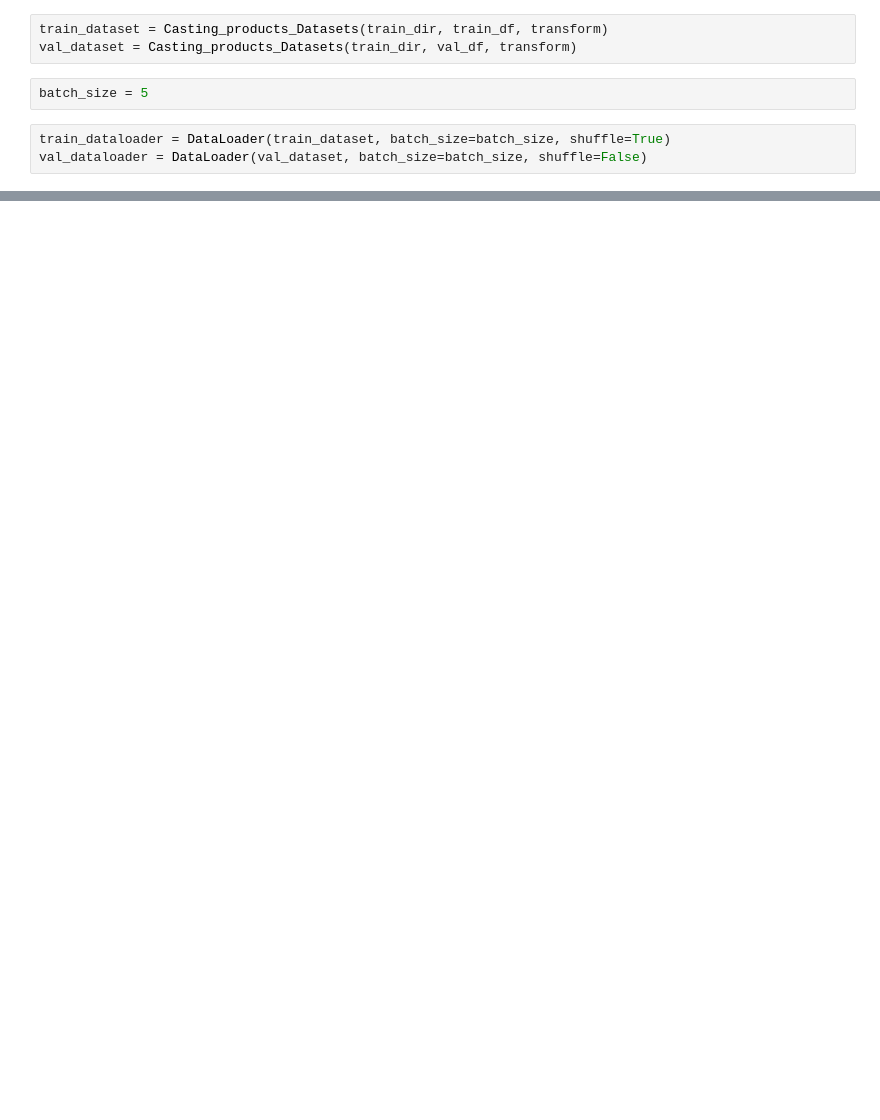
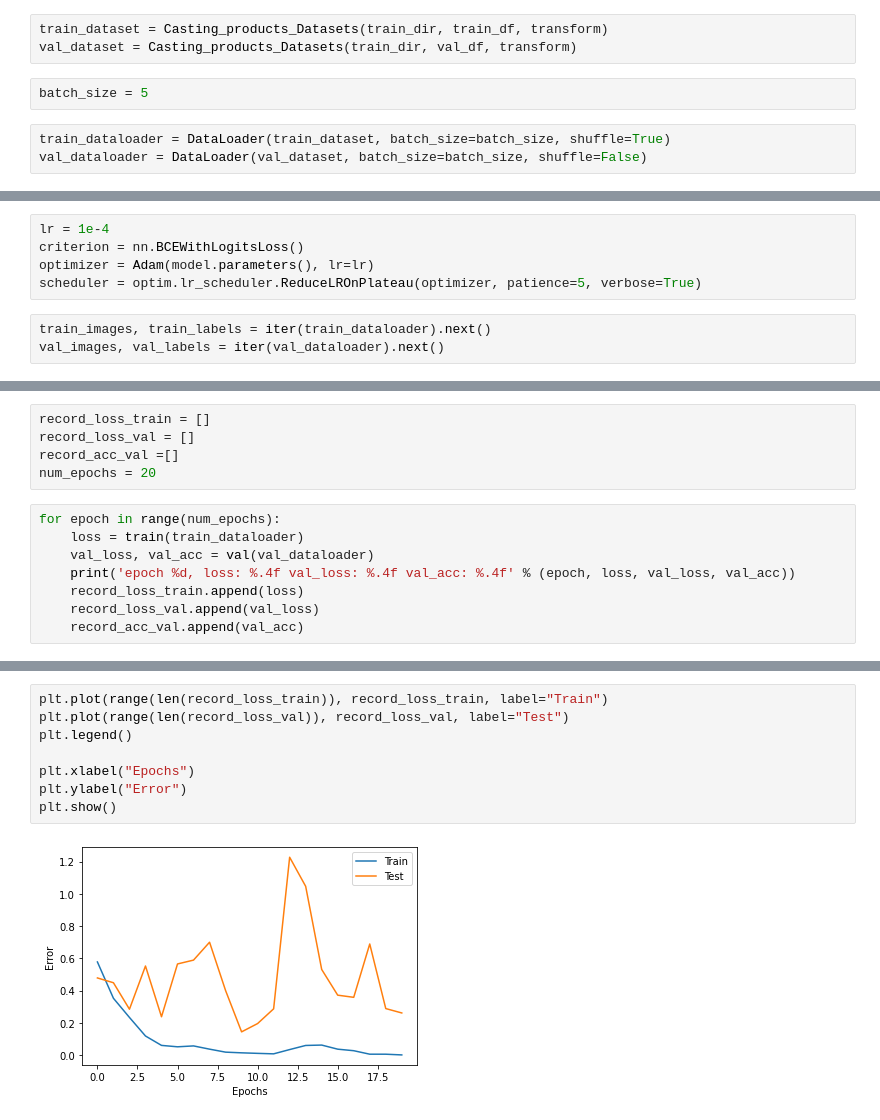
Before and after one commit to Deyanade/Casting_products_pytorch, a Jupyter notebook: Casting_products_pytorch.ipynb, the cells around one changed output, grey strips where cells are left out. Saved outputs shown, nothing was run; the diff lists cells and outputs as text; blank space fills up the shorter version.

```diff
--- a/Casting_products_pytorch.ipynb
+++ b/Casting_products_pytorch.ipynb
@@ -131,0 +98,8 @@ KeyboardInterrupt:
+# %%
+lr = 1e-4
+criterion = nn.BCEWithLogitsLoss()
+optimizer = Adam(model.parameters(), lr=lr)
+scheduler = optim.lr_scheduler.ReduceLROnPlateau(optimizer, patience=5, verbose=True)
+# %%
+train_images, train_labels = iter(train_dataloader).next()
+val_images, val_labels = iter(val_dataloader).next()
@@ -131,0 +137,13 @@ KeyboardInterrupt:
+# %%
+record_loss_train = []
+record_loss_val = []
+record_acc_val =[]
+num_epochs = 20
+# %%
+for epoch in range(num_epochs):
+    loss = train(train_dataloader)
+    val_loss, val_acc = val(val_dataloader)
+    print('epoch %d, loss: %.4f val_loss: %.4f val_acc: %.4f' % (epoch, loss, val_loss, val_acc))
+    record_loss_train.append(loss)
+    record_loss_val.append(val_loss)
+    record_acc_val.append(val_acc)
@@ -131,0 +155,10 @@ KeyboardInterrupt:
+# %%
+plt.plot(range(len(record_loss_train)), record_loss_train, label="Train")
+plt.plot(range(len(record_loss_val)), record_loss_val, label="Test")
+plt.legend()
+
+plt.xlabel("Epochs")
+plt.ylabel("Error")
+plt.show()
+# %% [output]
+[figure, added]
```
Also changed, not shown: parts of 9 cells of this notebook.
